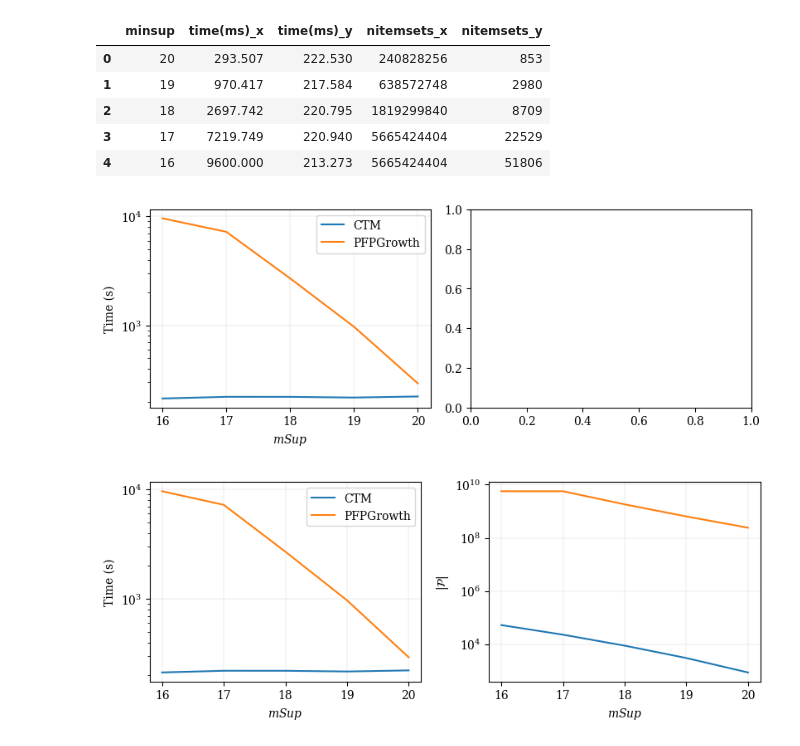
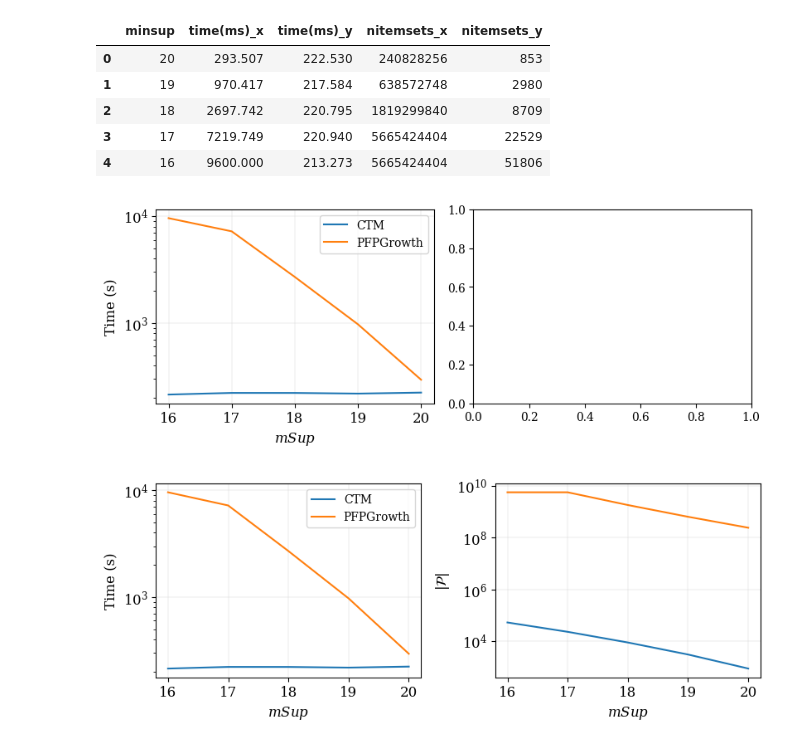
Before and after one commit to w4bo/ctm, a Jupyter notebook: src/main/python/CTM/PFPGrowth.ipynb, the cells around one changed output. Saved outputs shown, nothing was run; the diff lists cells and outputs as text; code cells hidden in the pictures.

```diff
--- a/src/main/python/CTM/PFPGrowth.ipynb
+++ b/src/main/python/CTM/PFPGrowth.ipynb
@@ -36,13 +36,13 @@ SMALL_SIZE = 8
 MEDIUM_SIZE = 10
 BIGGER_SIZE = 12
 
-# plt.rcParams.update({'font.size': 12})
+plt.rcParams.update({'font.size': BIGGER_SIZE})
 plt.rc('font', size=BIGGER_SIZE)          # controls default text sizes
 plt.rc('axes', titlesize=BIGGER_SIZE)     # fontsize of the axes title
 plt.rc('axes', labelsize=BIGGER_SIZE)    # fontsize of the x and y labels
-plt.rc('xtick', labelsize=MEDIUM_SIZE)    # fontsize of the tick labels
-plt.rc('ytick', labelsize=MEDIUM_SIZE)    # fontsize of the tick labels
-plt.rc('legend', fontsize=MEDIUM_SIZE)    # legend fontsize
+plt.rc('xtick', labelsize=BIGGER_SIZE)    # fontsize of the tick labels
+plt.rc('ytick', labelsize=BIGGER_SIZE)    # fontsize of the tick labels
+plt.rc('legend', fontsize=BIGGER_SIZE)    # legend fontsize
 plt.rc('figure', titlesize=BIGGER_SIZE)  # fontsize of the figure title
 
 # http://scipy-cookbook.readthedocs.io/items/Matplotlib_LaTeX_Examples.html
@@ -201,20 +201,22 @@ See the caveats in the documentation: https://pandas.pydata.org/pandas-docs/stab
 # %%
 fig, ax = plt.subplots(1, 2, figsize=figsize12, constrained_layout=True)
 axs = ax[0]
-df3.rename(columns={'time(ms)_x': 'PFPGrowth', 'time(ms)_y': 'CTM', 'minsup': '$mSup$'}).plot(ax=axs, x='$mSup$', y=['CTM', 'PFPGrowth'], logy=True)
+df3.rename(columns={'time(ms)_x': 'PFPGrowth', 'time(ms)_y': 'CTM', 'minsup': '$mSup$'}).plot(fontsize=BIGGER_SIZE, ax=axs, x='$mSup$', y=['CTM', 'PFPGrowth'], logy=True)
 default_plotsetup(axs)
-axs.set_ylabel('Time (s)')
+axs.set_ylabel('Time (s)', fontsize=BIGGER_SIZE)
+axs.set_xlabel('$mSup$', fontsize=BIGGER_SIZE)
 # fig.savefig('../../../../output/pfpgrowth-time.svg')
 fig
 # %% [output]
-[figure, old version]
+[figure, new version]
 # %%
 # fig, axs = plt.subplots(1, 1, figsize=figsize11, constrained_layout=True)
 axs = ax[1]
-df3.rename(columns={'nitemsets_x': 'PFPGrowth', 'nitemsets_y': 'CTM', 'minsup': '$mSup$'}).plot(ax=axs, x='$mSup$', y=['CTM', 'PFPGrowth'], logy=True, legend=False)
+df3.rename(columns={'nitemsets_x': 'PFPGrowth', 'nitemsets_y': 'CTM', 'minsup': '$mSup$'}).plot(fontsize=BIGGER_SIZE, ax=axs, x='$mSup$', y=['CTM', 'PFPGrowth'], logy=True, legend=False)
 default_plotsetup(axs)
-axs.set_ylabel('$|\mathcal{P}|$')
+axs.set_ylabel('$|\mathcal{P}|$', fontsize=BIGGER_SIZE)
+axs.set_xlabel('$mSup$',          fontsize=BIGGER_SIZE)
 fig.savefig('../../../../output/pfpgrowth.svg')
 fig
 # %% [output]
-[figure, old version]
+[figure, new version]
```
Also changed, not shown: parts of 1 cell of this notebook, 1 other file.
